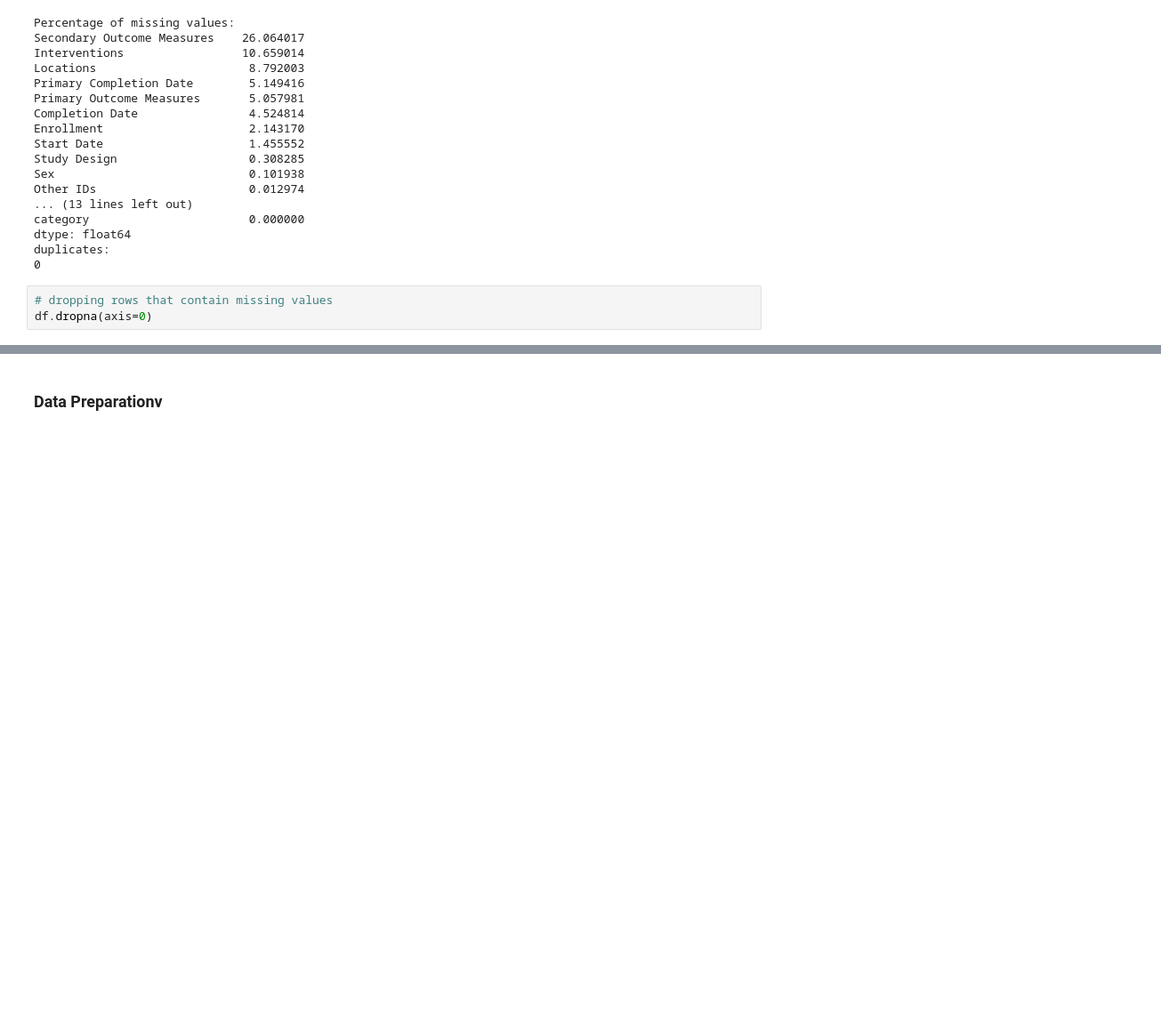
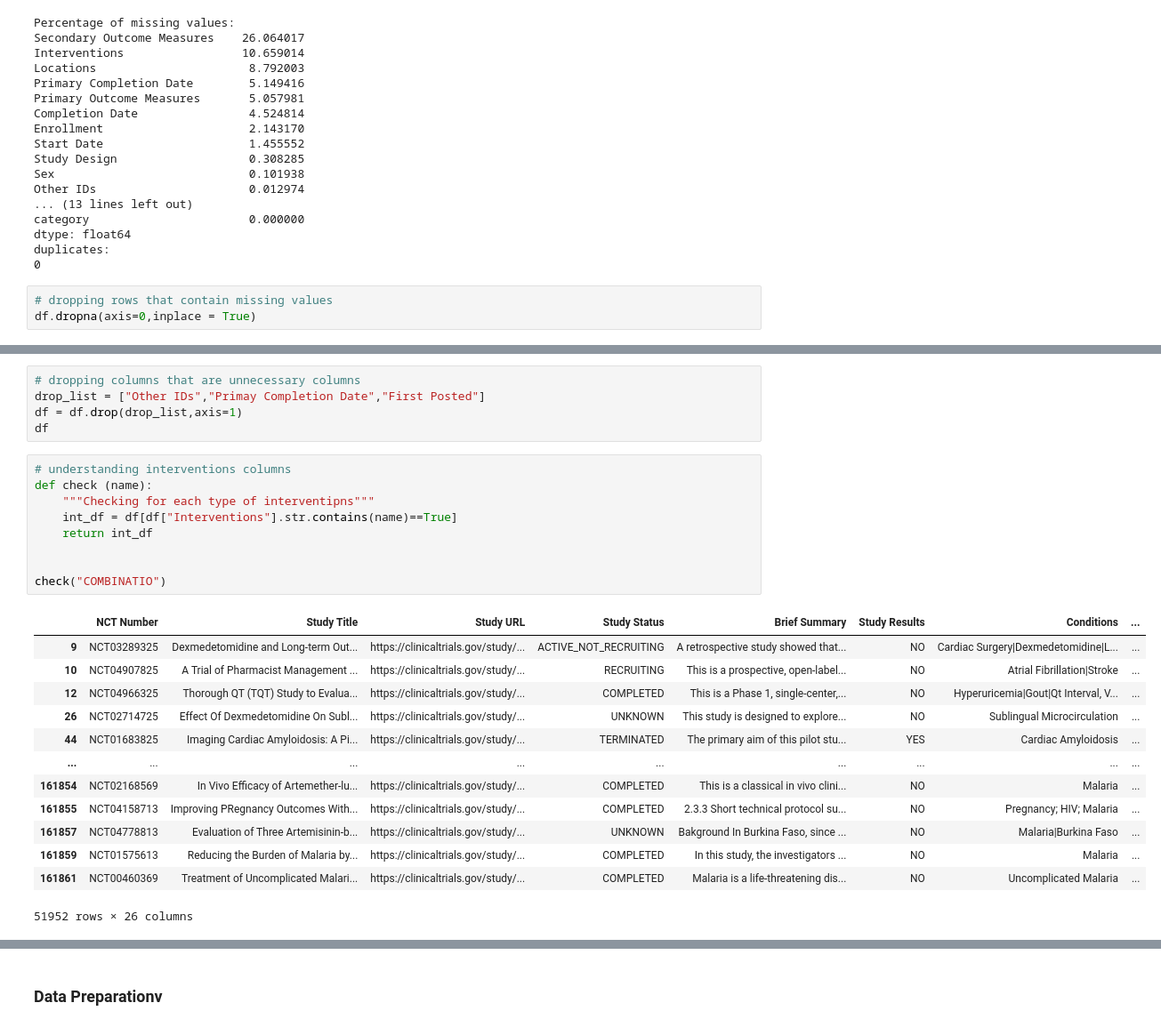
Before and after one commit to danielkimutai/dt, a Jupyter notebook: index.ipynb, the cells around one changed output, grey strips where cells are left out. Shown at 89% size. Cells and saved outputs as stored; diff of their text form; blank space fills up the shorter version.

```diff
--- a/index.ipynb
+++ b/index.ipynb
@@ -224,4 +225,4 @@ duplicates:
 0
 # %%
 # dropping rows that contain missing values
-df.dropna(axis=0)
+df.dropna(axis=0,inplace = True)
@@ -241,0 +260,28 @@ df.dropna(axis=0)
+# %%
+# dropping columns that are unnecessary columns
+drop_list = ["Other IDs","Primay Completion Date","First Posted"]
+df = df.drop(drop_list,axis=1)
+df
+# %%
+# understanding interventions columns
+def check (name):
+    """Checking for each type of interventipns"""
+    int_df = df[df["Interventions"].str.contains(name)==True]
+    return int_df
+
+
+check("COMBINATIO")
+# %% [output]
+|  | NCT Number | Study Title | Study URL | Study Status | Brief Summary | Study Results | Conditions | ... |
+| 9 | NCT03289325 | Dexmedetomidine and Long-term Out... | https://clinicaltrials.gov/study/... | ACTIVE_NOT_RECRUITING | A retrospective study showed that... | NO | Cardiac Surgery|Dexmedetomidine|L... | ... |
+| 10 | NCT04907825 | A Trial of Pharmacist Management ... | https://clinicaltrials.gov/study/... | RECRUITING | This is a prospective, open-label... | NO | Atrial Fibrillation|Stroke | ... |
+| 12 | NCT04966325 | Thorough QT (TQT) Study to Evalua... | https://clinicaltrials.gov/study/... | COMPLETED | This is a Phase 1, single-center,... | NO | Hyperuricemia|Gout|Qt Interval, V... | ... |
+| 26 | NCT02714725 | Effect Of Dexmedetomidine On Subl... | https://clinicaltrials.gov/study/... | UNKNOWN | This study is designed to explore... | NO | Sublingual Microcirculation | ... |
+| 44 | NCT01683825 | Imaging Cardiac Amyloidosis: A Pi... | https://clinicaltrials.gov/study/... | TERMINATED | The primary aim of this pilot stu... | YES | Cardiac Amyloidosis | ... |
+| ... | ... | ... | ... | ... | ... | ... | ... | ... |
+| 161854 | NCT02168569 | In Vivo Efficacy of Artemether-lu... | https://clinicaltrials.gov/study/... | COMPLETED | This is a classical in vivo clini... | NO | Malaria | ... |
+| 161855 | NCT04158713 | Improving PRegnancy Outcomes With... | https://clinicaltrials.gov/study/... | COMPLETED | 2.3.3 Short technical protocol su... | NO | Pregnancy; HIV; Malaria | ... |
+| 161857 | NCT04778813 | Evaluation of Three Artemisinin-b... | https://clinicaltrials.gov/study/... | UNKNOWN | Bakground In Burkina Faso, since ... | NO | Malaria|Burkina Faso | ... |
+| 161859 | NCT01575613 | Reducing the Burden of Malaria by... | https://clinicaltrials.gov/study/... | COMPLETED | In this study, the investigators ... | NO | Malaria | ... |
+| 161861 | NCT00460369 | Treatment of Uncomplicated Malari... | https://clinicaltrials.gov/study/... | COMPLETED | Malaria is a life-threatening dis... | NO | Uncomplicated Malaria | ... |
+51952 rows × 26 columns
```
Also changed, not shown: parts of 9 cells of this notebook.
